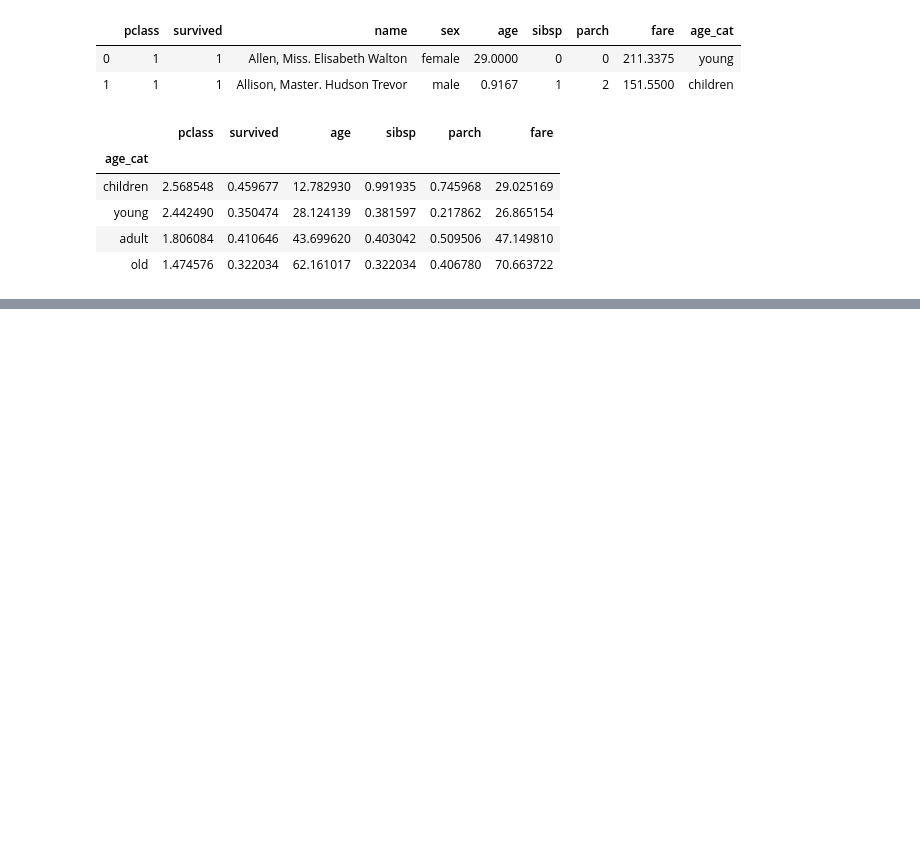
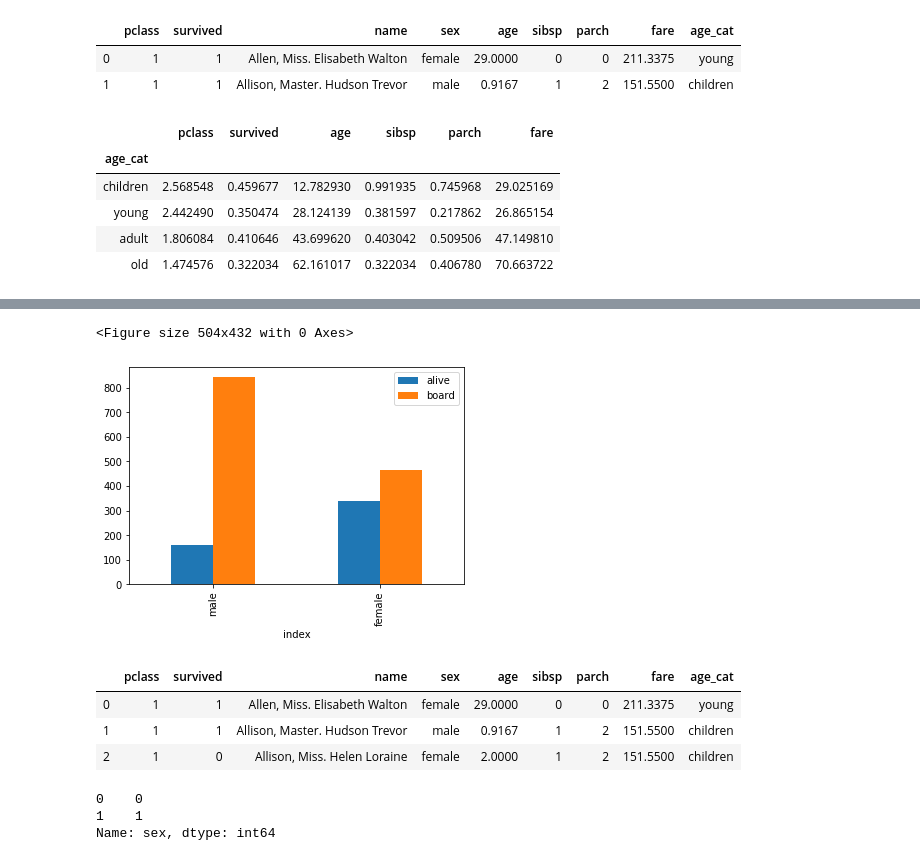
Before and after one commit to Shin-Sangseok/python_practice, a Jupyter notebook: titanic_data.ipynb, the cells around one changed output, grey strips where cells are left out. Drawn from its saved outputs; the diff is of its cells as text; code cells hidden in the pictures; blank space fills up the shorter version.

```diff
--- a/titanic_data.ipynb
+++ b/titanic_data.ipynb
@@ -317,0 +393,2 @@ raw_data.groupby(by='age_cat').mean()
+# %%
+sex_df.set_index('index', inplace=True)
@@ -317,0 +402,14 @@ raw_data.groupby(by='age_cat').mean()
+# %%
+plt.figure(figsize=(7,6))
+sex_df.plot(kind='bar')
+plt.show()
+# %% [output]
+<Figure size 504x432 with 0 Axes>
+[figure, added]
+# %%
+raw_data[:3]
+# %% [output]
+|  | pclass | survived | name | sex | age | sibsp | parch | fare | age_cat |
+| 0 | 1 | 1 | Allen, Miss. Elisabeth Walton | female | 29.0000 | 0 | 0 | 211.3375 | young |
+| 1 | 1 | 1 | Allison, Master. Hudson Trevor | male | 0.9167 | 1 | 2 | 151.5500 | children |
+| 2 | 1 | 0 | Allison, Miss. Helen Loraine | female | 2.0000 | 1 | 2 | 151.5500 | children |
@@ -317,0 +422,7 @@ raw_data.groupby(by='age_cat').mean()
+# %%
+raw_data['sex'] = raw_data['sex'].apply(func)
+raw_data['sex'][:2]
+# %% [output]
+0    0
+1    1
+Name: sex, dtype: int64
```
Also changed, not shown: parts of 79 cells of this notebook.
